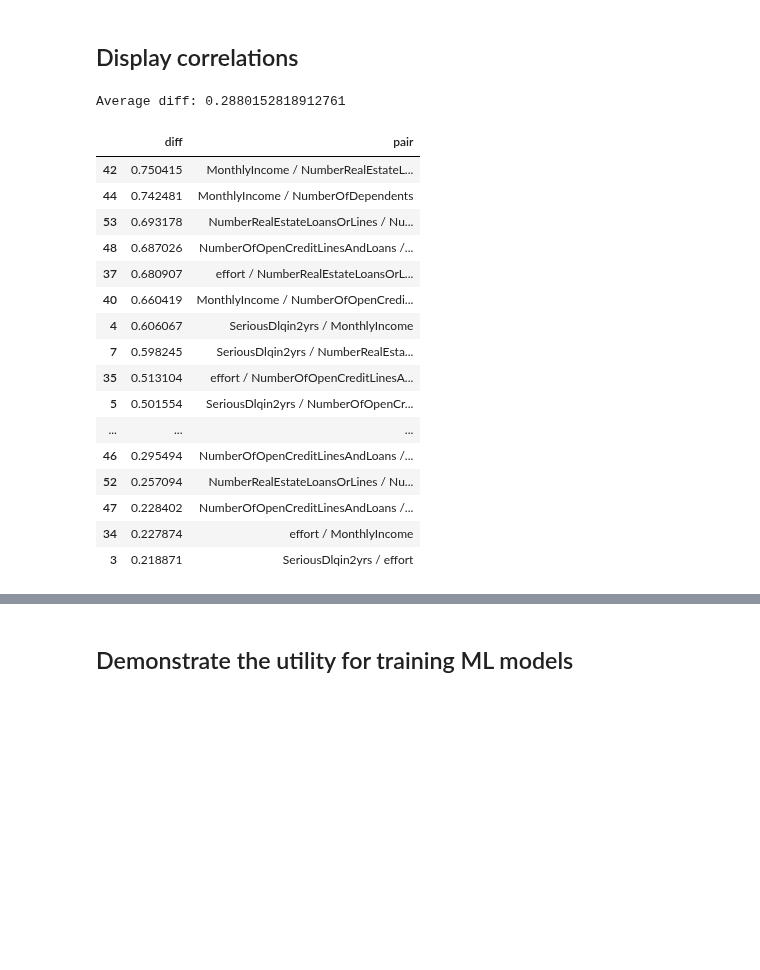
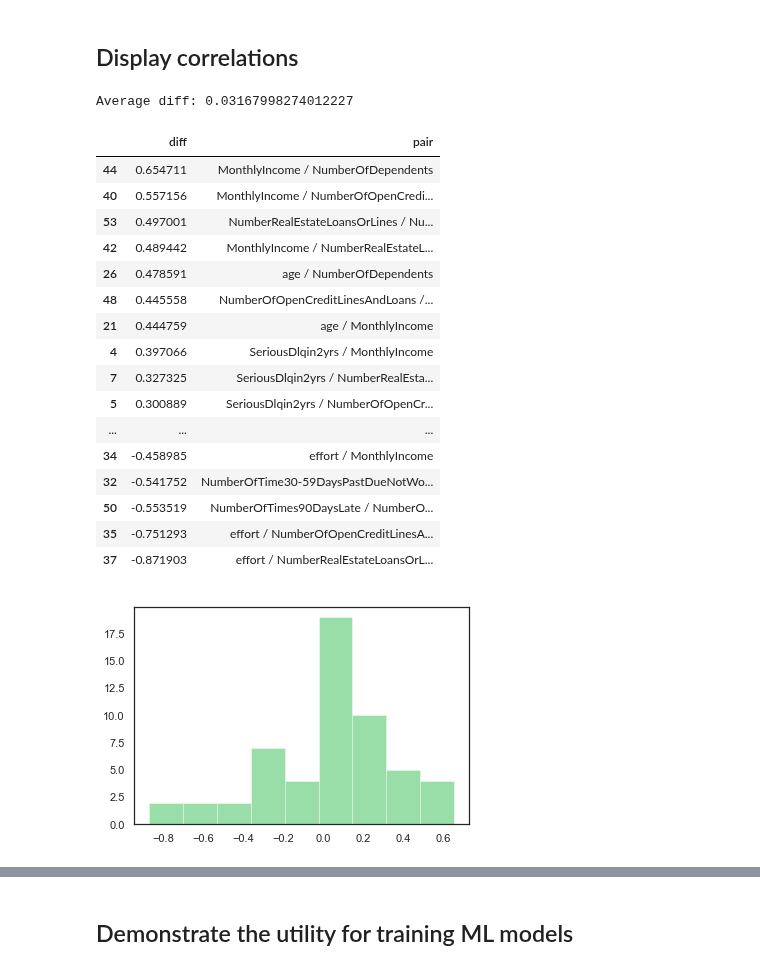
Before and after one commit to synthesized-io/insight, a Jupyter notebook: examples/master_notebook.ipynb, the cells around one changed output, grey strips where cells are left out. Saved outputs shown, nothing was run; the diff lists cells and outputs as text; code cells hidden in the pictures; blank space fills up the shorter version.

```diff
--- a/examples/master_notebook.ipynb
+++ b/examples/master_notebook.ipynb
@@ -153,26 +151,27 @@ The 'normed' kwarg was deprecated in Matplotlib 2.1 and will be removed in 3.1.
 # %% [markdown]
 ## Display correlations
 # %%
-testing.show_correlation_diffs(threshold=0.2)
+testing.show_correlation_diffs(threshold=0.2, report = True)
 # %% [output]
-Average diff: 0.2880152818912761
+Average diff: 0.03167998274012227
 |  | diff | pair |
-| 42 | 0.750415 | MonthlyIncome / NumberRealEstateL... |
-| 44 | 0.742481 | MonthlyIncome / NumberOfDependents |
-| 53 | 0.693178 | NumberRealEstateLoansOrLines / Nu... |
-| 48 | 0.687026 | NumberOfOpenCreditLinesAndLoans /... |
-| 37 | 0.680907 | effort / NumberRealEstateLoansOrL... |
-| 40 | 0.660419 | MonthlyIncome / NumberOfOpenCredi... |
-| 4 | 0.606067 | SeriousDlqin2yrs / MonthlyIncome |
-| 7 | 0.598245 | SeriousDlqin2yrs / NumberRealEsta... |
-| 35 | 0.513104 | effort / NumberOfOpenCreditLinesA... |
-| 5 | 0.501554 | SeriousDlqin2yrs / NumberOfOpenCr... |
+| 44 | 0.654711 | MonthlyIncome / NumberOfDependents |
+| 40 | 0.557156 | MonthlyIncome / NumberOfOpenCredi... |
+| 53 | 0.497001 | NumberRealEstateLoansOrLines / Nu... |
+| 42 | 0.489442 | MonthlyIncome / NumberRealEstateL... |
+| 26 | 0.478591 | age / NumberOfDependents |
+| 48 | 0.445558 | NumberOfOpenCreditLinesAndLoans /... |
+| 21 | 0.444759 | age / MonthlyIncome |
+| 4 | 0.397066 | SeriousDlqin2yrs / MonthlyIncome |
+| 7 | 0.327325 | SeriousDlqin2yrs / NumberRealEsta... |
+| 5 | 0.300889 | SeriousDlqin2yrs / NumberOfOpenCr... |
 | ... | ... | ... |
-| 46 | 0.295494 | NumberOfOpenCreditLinesAndLoans /... |
-| 52 | 0.257094 | NumberRealEstateLoansOrLines / Nu... |
-| 47 | 0.228402 | NumberOfOpenCreditLinesAndLoans /... |
-| 34 | 0.227874 | effort / MonthlyIncome |
-| 3 | 0.218871 | SeriousDlqin2yrs / effort |
+| 34 | -0.458985 | effort / MonthlyIncome |
+| 32 | -0.541752 | NumberOfTime30-59DaysPastDueNotWo... |
+| 50 | -0.553519 | NumberOfTimes90DaysLate / NumberO... |
+| 35 | -0.751293 | effort / NumberOfOpenCreditLinesA... |
+| 37 | -0.871903 | effort / NumberRealEstateLoansOrL... |
+[figure, added]
 # %%
 testing.show_corr_matrices()
 # %% [output]
```
Also changed, not shown: parts of 7 cells of this notebook, 1 other file.
